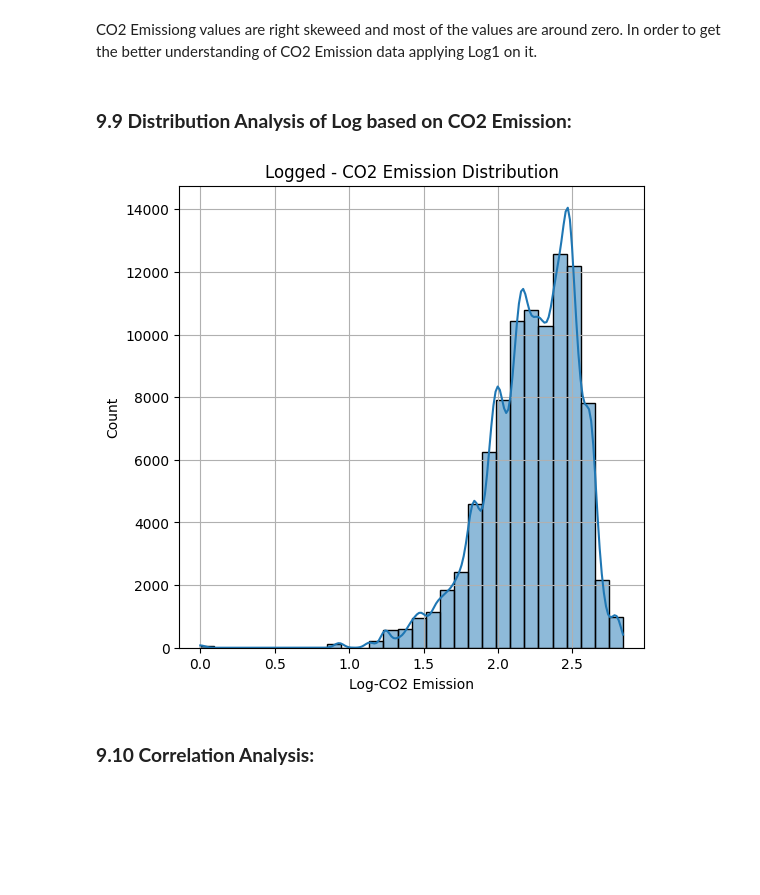
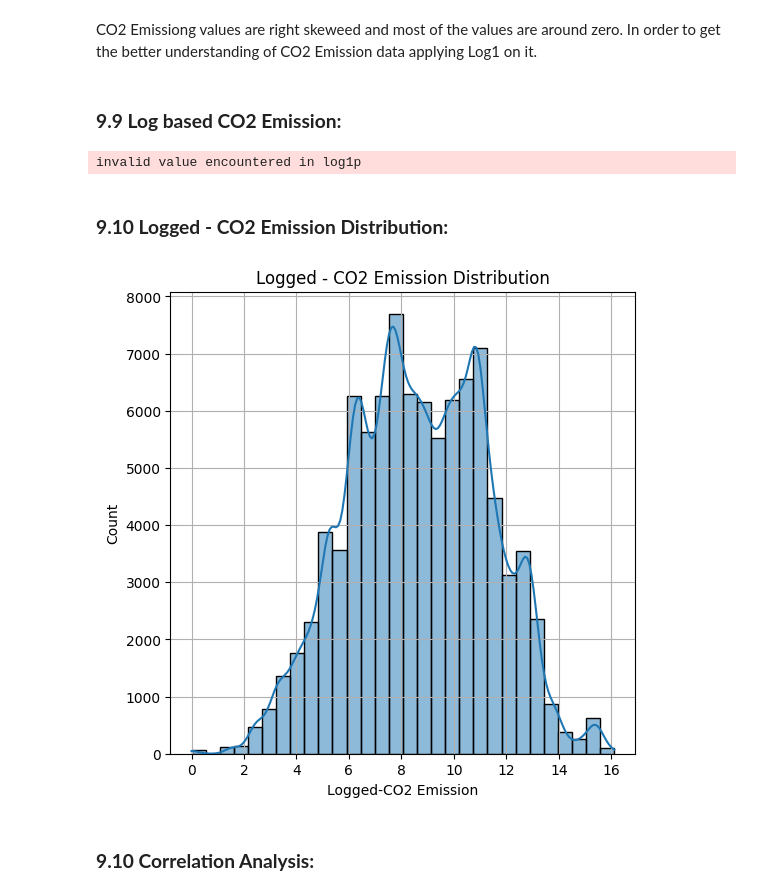
Before and after one commit to HassanZeb01/land_temperature_by_country, a Jupyter notebook: climate_temperature.ipynb, the cells around one changed output. Cells and saved outputs as stored; diff of their text form; code cells hidden in the pictures; blank space fills up the shorter version.

```diff
--- a/climate_temperature.ipynb
+++ b/climate_temperature.ipynb
@@ -1117,18 +1117,22 @@ plt.show()
 # %% [markdown]
 CO2 Emissiong values are right skeweed and most of the values are around zero. In order to get the better understanding of CO2 Emission data applying Log1 on it.
 # %% [markdown]
-### **9.9 Distribution Analysis of Log based on CO2 Emission:**
+### **9.9 Log based CO2 Emission:**
+# %%
+#Applying Log 1 on column co2-emission.
+co2_temp_df['logged_co2_emission'] = np.log1p(co2_temp_df['co2-emission'])
+# %% [output]
+invalid value encountered in log1p
+# %% [markdown]
+### **9.10 Logged - CO2 Emission Distribution:**
 # %%
-#Applying Log 1 on column co2-emission.
-co2_temp_df['co2-emission'] = np.log1p(co2_temp_df['co2-emission'])
-
 # Ploting CO2 Graph.
 plt.figure(figsize=(6,6))
-sns.histplot(co2_temp_df['co2-emission'], bins=30, kde=True)
+sns.histplot(co2_temp_df['logged_co2_emission'], bins=30, kde=True)
 plt.title('Logged - CO2 Emission Distribution')
-plt.xlabel('Log-CO2 Emission')
+plt.xlabel('Logged-CO2 Emission')
 plt.ylabel('Count')
 plt.grid(True)
 plt.show()
 # %% [output]
-[figure, old version]
+[figure, new version]
```
Also changed, not shown: parts of 22 cells of this notebook.
